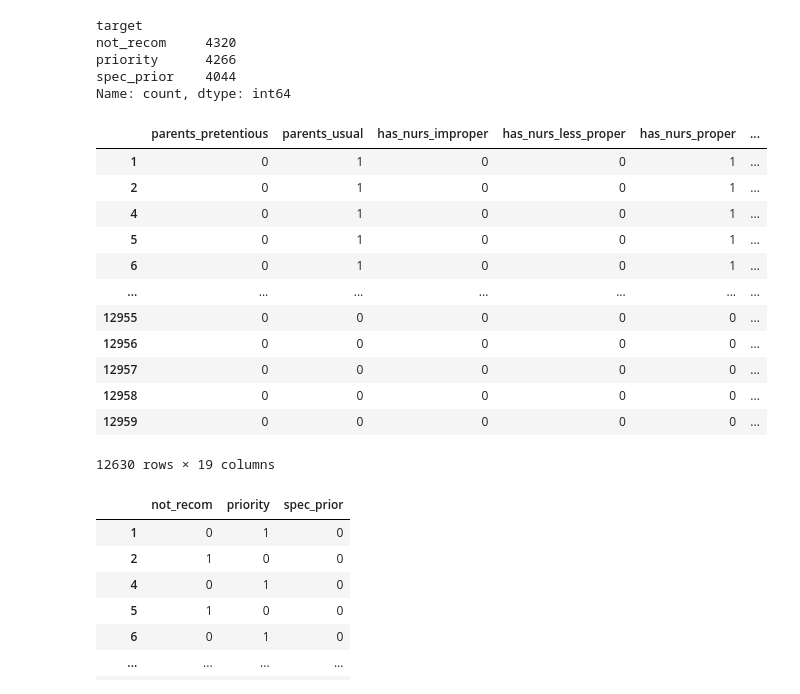
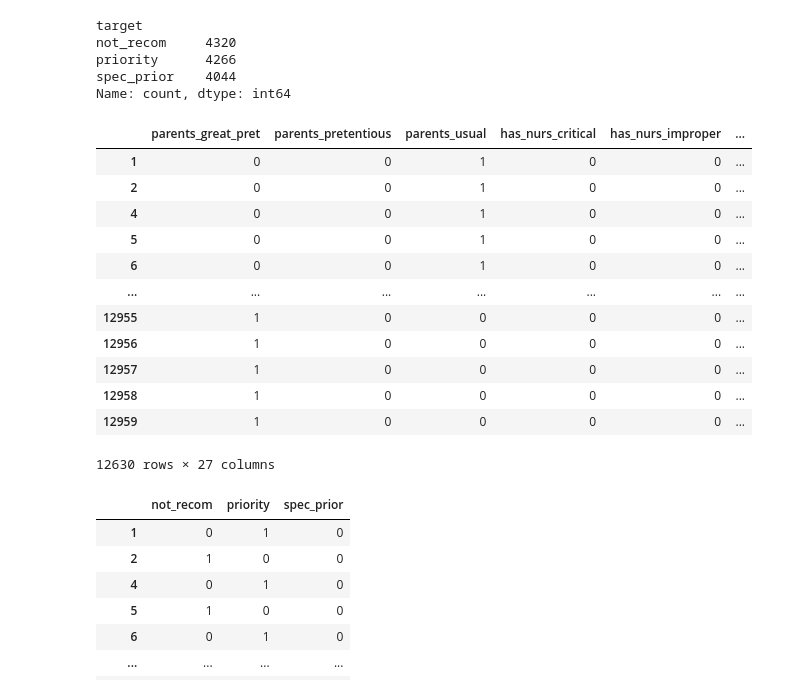
Before and after one commit to johan-preus/ml-project-2, a Jupyter notebook: nursery-random-forest.ipynb, the cells around one changed output. Saved outputs shown, nothing was run; the diff lists cells and outputs as text; code cells hidden in the pictures.

```diff
--- a/nursery-random-forest.ipynb
+++ b/nursery-random-forest.ipynb
@@ -164,22 +173,22 @@ priority      4266
 spec_prior    4044
 Name: count, dtype: int64
 # %%
-X = pd.get_dummies(multi_df.drop('target', axis=1), drop_first=True, dtype='int')
+X = pd.get_dummies(multi_df.drop('target', axis=1), dtype='int')
 X
 # %% [output]
-|  | parents_pretentious | parents_usual | has_nurs_improper | has_nurs_less_proper | has_nurs_proper | ... |
-| 1 | 0 | 1 | 0 | 0 | 1 | ... |
-| 2 | 0 | 1 | 0 | 0 | 1 | ... |
-| 4 | 0 | 1 | 0 | 0 | 1 | ... |
-| 5 | 0 | 1 | 0 | 0 | 1 | ... |
-| 6 | 0 | 1 | 0 | 0 | 1 | ... |
+|  | parents_great_pret | parents_pretentious | parents_usual | has_nurs_critical | has_nurs_improper | ... |
+| 1 | 0 | 0 | 1 | 0 | 0 | ... |
+| 2 | 0 | 0 | 1 | 0 | 0 | ... |
+| 4 | 0 | 0 | 1 | 0 | 0 | ... |
+| 5 | 0 | 0 | 1 | 0 | 0 | ... |
+| 6 | 0 | 0 | 1 | 0 | 0 | ... |
 | ... | ... | ... | ... | ... | ... | ... |
-| 12955 | 0 | 0 | 0 | 0 | 0 | ... |
-| 12956 | 0 | 0 | 0 | 0 | 0 | ... |
-| 12957 | 0 | 0 | 0 | 0 | 0 | ... |
-| 12958 | 0 | 0 | 0 | 0 | 0 | ... |
-| 12959 | 0 | 0 | 0 | 0 | 0 | ... |
+| 12955 | 1 | 0 | 0 | 0 | 0 | ... |
+| 12956 | 1 | 0 | 0 | 0 | 0 | ... |
+| 12957 | 1 | 0 | 0 | 0 | 0 | ... |
+| 12958 | 1 | 0 | 0 | 0 | 0 | ... |
+| 12959 | 1 | 0 | 0 | 0 | 0 | ... |
-12630 rows × 19 columns
+12630 rows × 27 columns
 # %%
 y = pd.get_dummies(multi_df['target'], dtype='int')
 y
```
Also changed, not shown: parts of 13 cells of this notebook.
